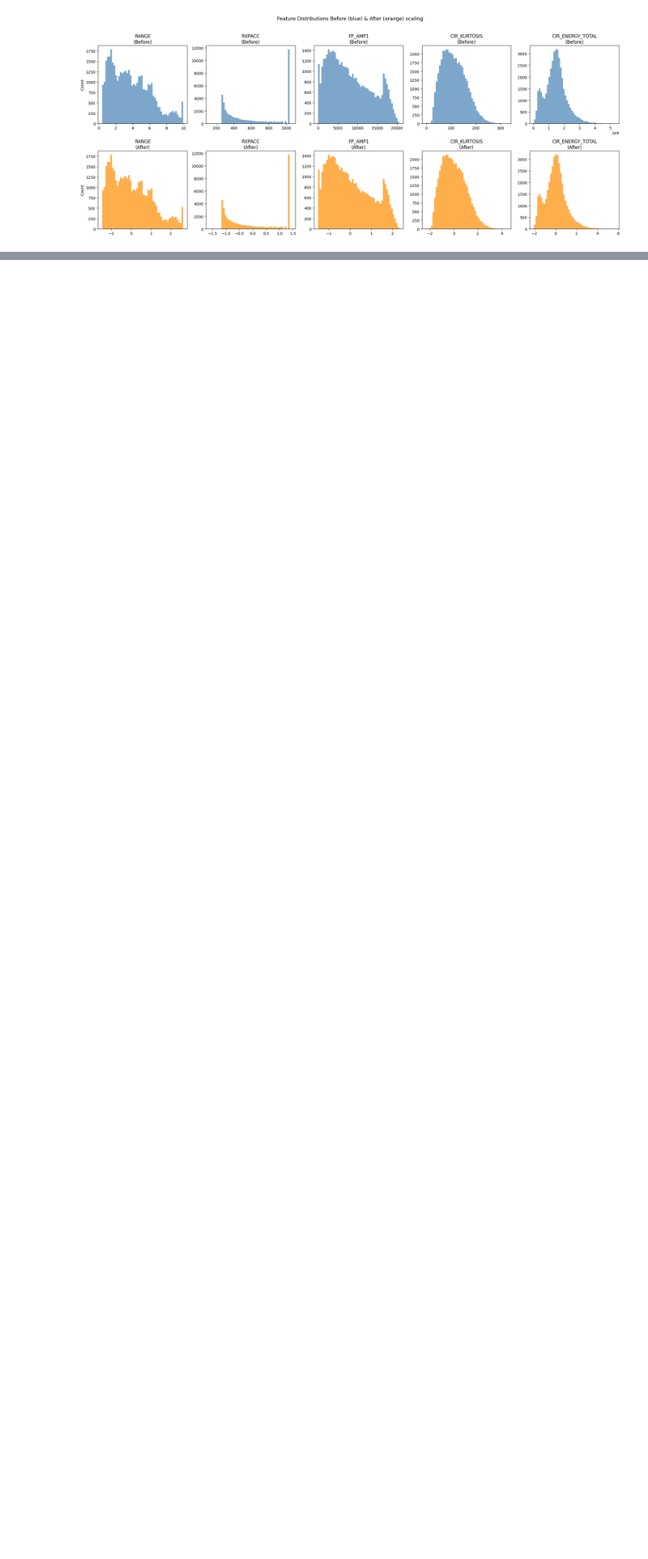
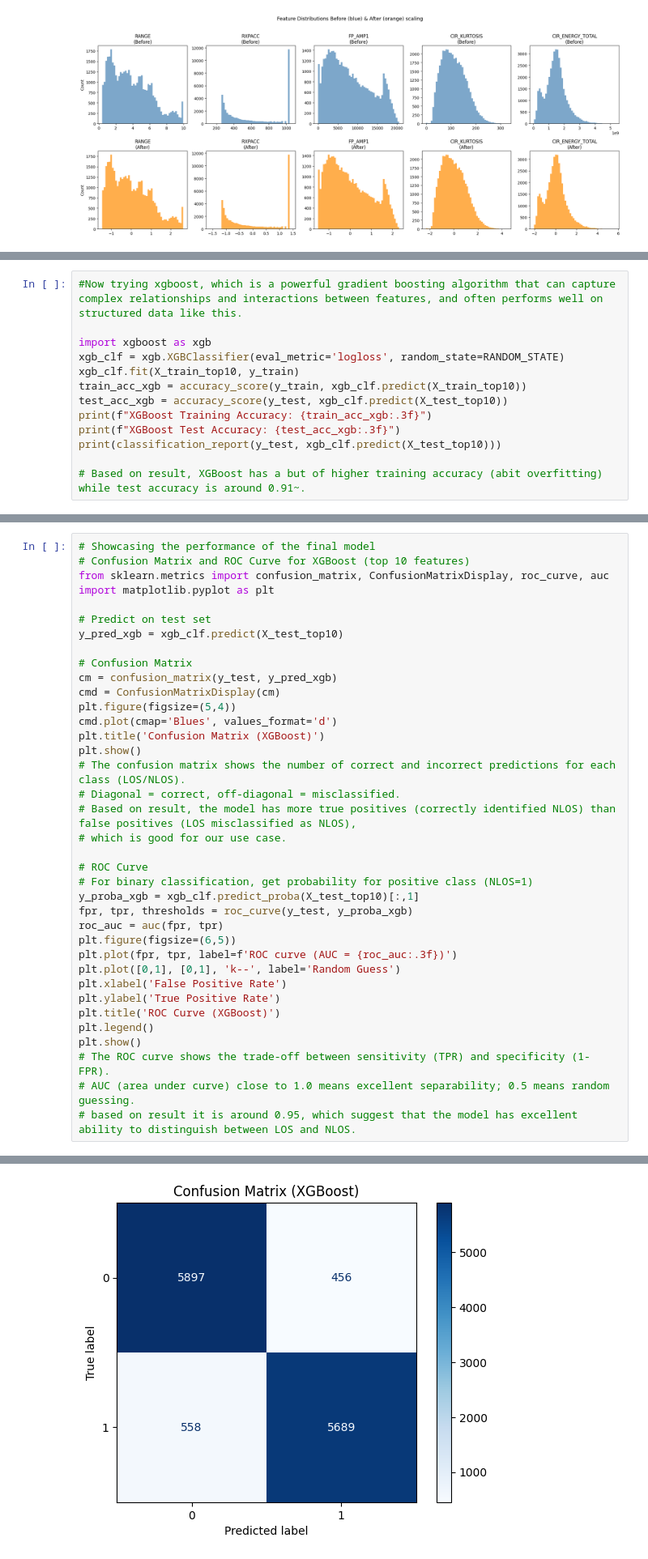
Before and after one commit to Jia-Ming-2001/CSC3105_Mini_Project_2026, a Jupyter notebook: UWB-LOS-NLOS-Data-Set/code/Untitled.ipynb, the cells around one changed output, grey strips where cells are left out. Shown at 81% size. Drawn from its saved outputs; the diff is of its cells as text; blank space fills up the shorter version.

```diff
--- a/UWB-LOS-NLOS-Data-Set/code/Untitled.ipynb
+++ b/UWB-LOS-NLOS-Data-Set/code/Untitled.ipynb
@@ -884,0 +1277,13 @@ plt.show()
+# %%
+#Now trying xgboost, which is a powerful gradient boosting algorithm that can capture complex relationships and interactions between features, and often performs well on structured data like this.
+
+import xgboost as xgb
+xgb_clf = xgb.XGBClassifier(eval_metric='logloss', random_state=RANDOM_STATE)
+xgb_clf.fit(X_train_top10, y_train)
+train_acc_xgb = accuracy_score(y_train, xgb_clf.predict(X_train_top10))
+test_acc_xgb = accuracy_score(y_test, xgb_clf.predict(X_test_top10))
+print(f"XGBoost Training Accuracy: {train_acc_xgb:.3f}")
+print(f"XGBoost Test Accuracy: {test_acc_xgb:.3f}")
+print(classification_report(y_test, xgb_clf.predict(X_test_top10)))
+
+# Based on result, XGBoost has a but of higher training accuracy (abit overfitting) while test accuracy is around 0.91~.
@@ -884,0 +1369,38 @@ plt.show()
+# %%
+# Showcasing the performance of the final model
+# Confusion Matrix and ROC Curve for XGBoost (top 10 features)
+from sklearn.metrics import confusion_matrix, ConfusionMatrixDisplay, roc_curve, auc
+import matplotlib.pyplot as plt
+
+# Predict on test set
+y_pred_xgb = xgb_clf.predict(X_test_top10)
+
+# Confusion Matrix
+cm = confusion_matrix(y_test, y_pred_xgb)
+cmd = ConfusionMatrixDisplay(cm)
+plt.figure(figsize=(5,4))
+cmd.plot(cmap='Blues', values_format='d')
+plt.title('Confusion Matrix (XGBoost)')
+plt.show()
+# The confusion matrix shows the number of correct and incorrect predictions for each class (LOS/NLOS).
+# Diagonal = correct, off-diagonal = misclassified.
+# Based on result, the model has more true positives (correctly identified NLOS) than false positives (LOS misclassified as NLOS),
+# which is good for our use case.
+
+# ROC Curve
+# For binary classification, get probability for positive class (NLOS=1)
+y_proba_xgb = xgb_clf.predict_proba(X_test_top10)[:,1]
+fpr, tpr, thresholds = roc_curve(y_test, y_proba_xgb)
+roc_auc = auc(fpr, tpr)
+plt.figure(figsize=(6,5))
+plt.plot(fpr, tpr, label=f'ROC curve (AUC = {roc_auc:.3f})')
+plt.plot([0,1], [0,1], 'k--', label='Random Guess')
+plt.xlabel('False Positive Rate')
+plt.ylabel('True Positive Rate')
+plt.title('ROC Curve (XGBoost)')
+plt.legend()
+plt.show()
+# The ROC curve shows the trade-off between sensitivity (TPR) and specificity (1-FPR).
+# AUC (area under curve) close to 1.0 means excellent separability; 0.5 means random guessing.
+# based on result it is around 0.95, which suggest that the model has excellent ability to distinguish between LOS and NLOS.
+# %% [output]
@@ -884,0 +1408 @@ plt.show()
+[figure, added]
```
Also changed, not shown: parts of 50 cells of this notebook, 1 other file.
